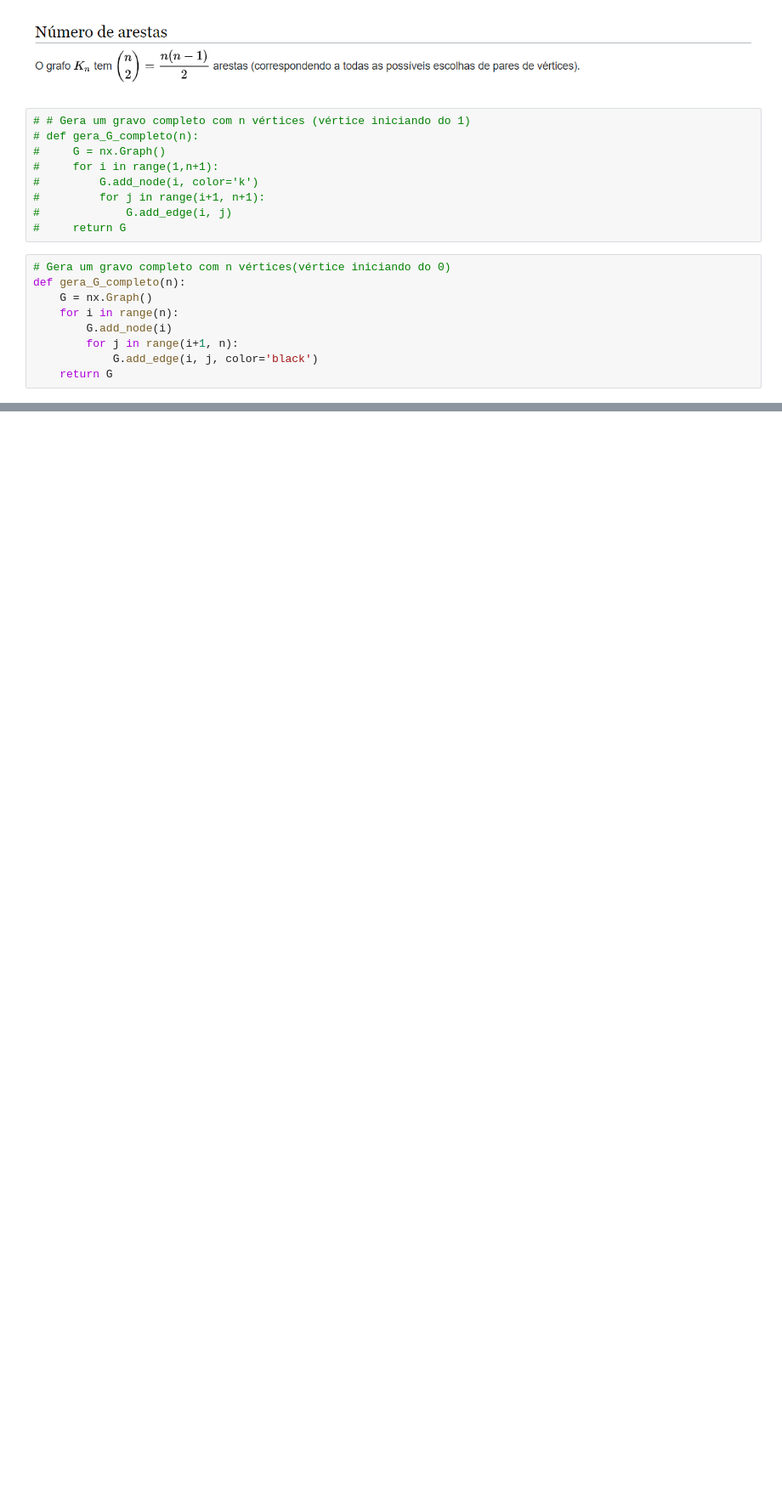
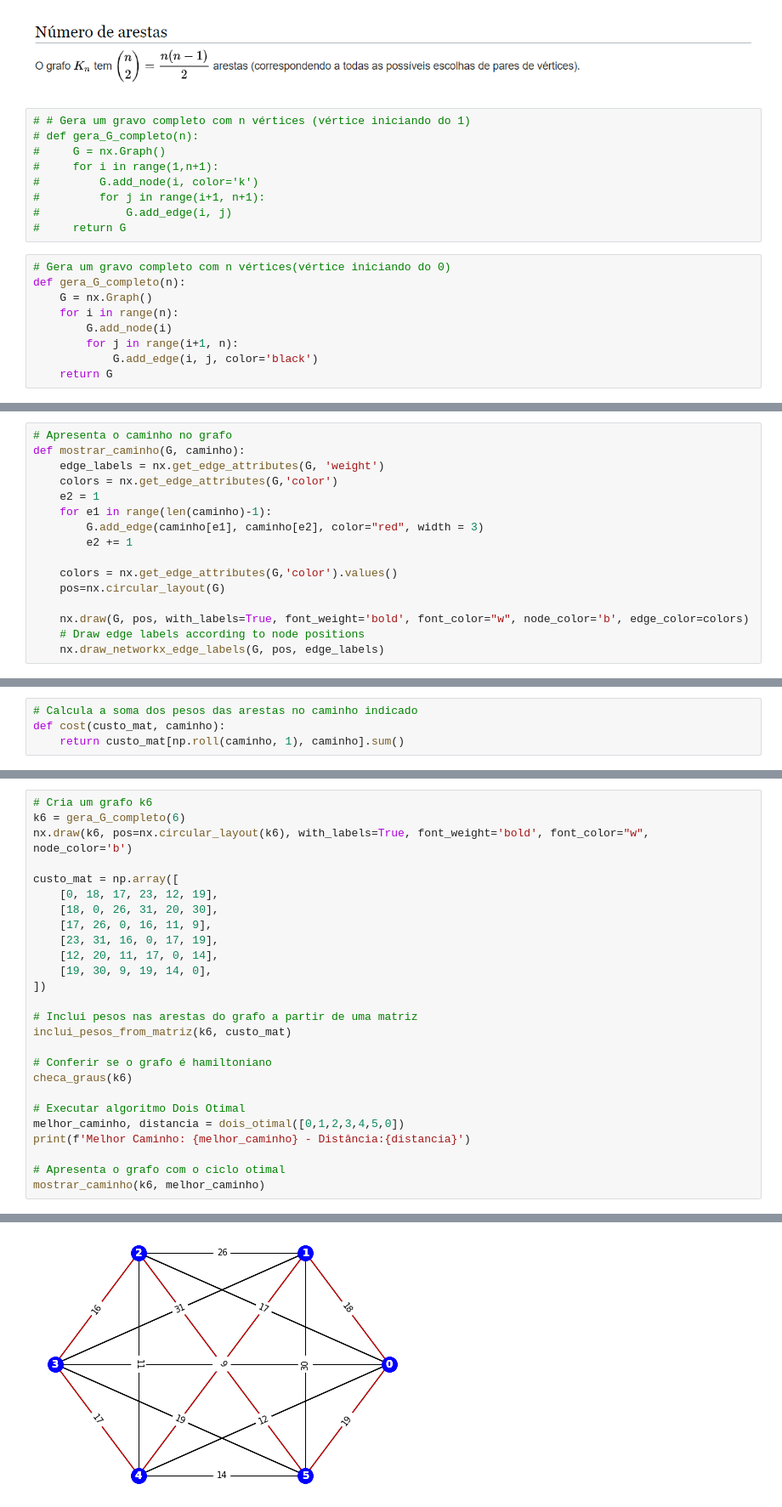
Before and after one commit to mauriciobritojr/Grafos, a Jupyter notebook: Ciclos Hamiltoniano.ipynb, the cells around one changed output, grey strips where cells are left out. Shown at 85% size. Cells and saved outputs as stored; diff of their text form; blank space fills up the shorter version.

Commit message:
Add files via upload
Melhorias na apresentação e revisão no algoritmo 2-Optimal

```diff
--- a/Ciclos Hamiltoniano.ipynb
+++ b/Ciclos Hamiltoniano.ipynb
@@ -50,0 +50,16 @@ nx.draw(G, pos=nx.circular_layout(G), with_labels=True, font_weight='bold', font
+# %%
+# Apresenta o caminho no grafo
+def mostrar_caminho(G, caminho):
+    edge_labels = nx.get_edge_attributes(G, 'weight')
+    colors = nx.get_edge_attributes(G,'color')
+    e2 = 1
+    for e1 in range(len(caminho)-1):
+        G.add_edge(caminho[e1], caminho[e2], color="red", width = 3)
+        e2 += 1
+
+    colors = nx.get_edge_attributes(G,'color').values()
+    pos=nx.circular_layout(G)
+
+    nx.draw(G, pos, with_labels=True, font_weight='bold', font_color="w", node_color='b', edge_color=colors)
+    # Draw edge labels according to node positions
+    nx.draw_networkx_edge_labels(G, pos, edge_labels)
@@ -50,0 +68,4 @@ nx.draw(G, pos=nx.circular_layout(G), with_labels=True, font_weight='bold', font
+# %%
+# Calcula a soma dos pesos das arestas no caminho indicado
+def cost(custo_mat, caminho):
+    return custo_mat[np.roll(caminho, 1), caminho].sum()
@@ -175,0 +152,27 @@ mostra_caminho(G, melhor_caminho)
+# %%
+# Cria um grafo k6
+k6 = gera_G_completo(6)
+nx.draw(k6, pos=nx.circular_layout(k6), with_labels=True, font_weight='bold', font_color="w", node_color='b')
+
+custo_mat = np.array([
+    [0, 18, 17, 23, 12, 19],
+    [18, 0, 26, 31, 20, 30],
+    [17, 26, 0, 16, 11, 9],
+    [23, 31, 16, 0, 17, 19],
+    [12, 20, 11, 17, 0, 14],
+    [19, 30, 9, 19, 14, 0],
+])
+
+# Inclui pesos nas arestas do grafo a partir de uma matriz
+inclui_pesos_from_matriz(k6, custo_mat)
+
+# Conferir se o grafo é hamiltoniano
+checa_graus(k6)
+
+# Executar algoritmo Dois Otimal
+melhor_caminho, distancia = dois_otimal([0,1,2,3,4,5,0])
+print(f'Melhor Caminho: {melhor_caminho} - Distância:{distancia}')
+
+# Apresenta o grafo com o ciclo otimal
+mostrar_caminho(k6, melhor_caminho)
+# %% [output]
@@ -175,0 +183 @@ mostra_caminho(G, melhor_caminho)
+[figure, added]
```
Also changed, not shown: parts of 20 cells of this notebook.
